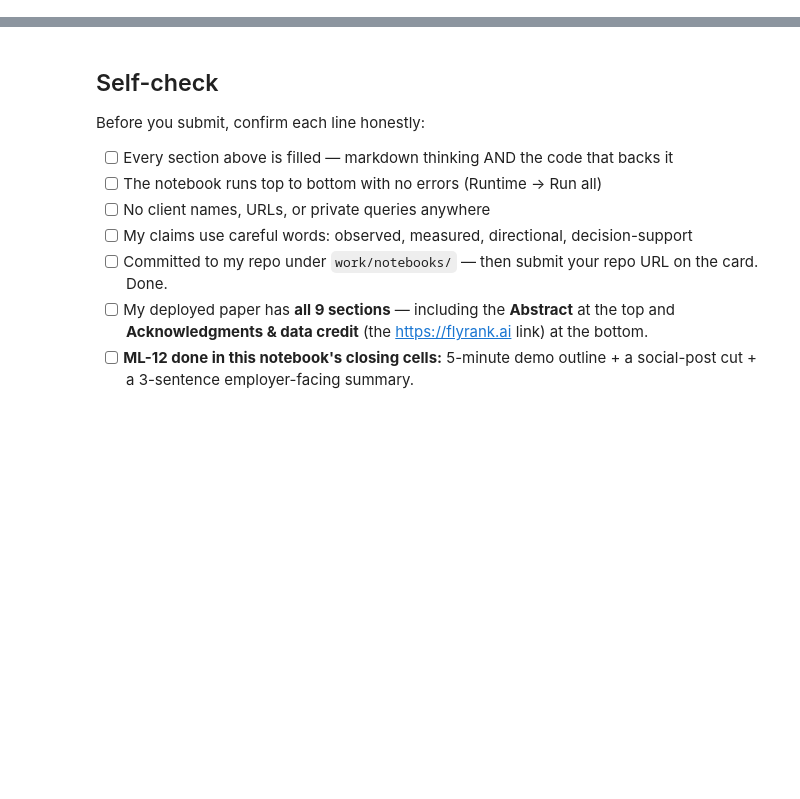
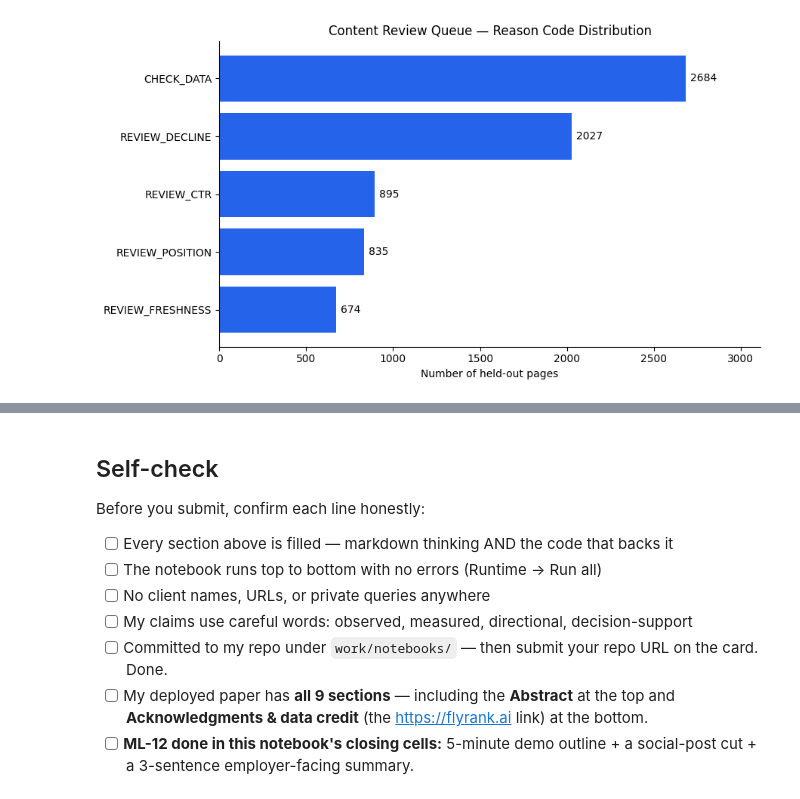
Before and after one commit to Ladinski/flyrank-ml-internship, a Jupyter notebook: work/notebooks/capstone.ipynb, the cells around one changed output, grey strips where cells are left out. Saved outputs shown, nothing was run; the diff lists cells and outputs as text; code cells hidden in the pictures; blank space fills up the shorter version.

Commit message:
Complete ML-11 capstone research notebook

```diff
--- a/work/notebooks/capstone.ipynb
+++ b/work/notebooks/capstone.ipynb
@@ -36,0 +1072,81 @@ This skeleton is yours to fill. Work the sections **in order** — each one has
+# %%
+
+import json
+import matplotlib.pyplot as plt
+from pathlib import Path
+
+repo = Path("/content/flyrank-ml-internship")
+figures_dir = repo / "work/figures"
+outputs_dir = repo / "work/outputs"
+
+figures_dir.mkdir(parents=True, exist_ok=True)
+outputs_dir.mkdir(parents=True, exist_ok=True)
+
+# Week 7 verified reason-code counts
+reason_counts = {
+    "CHECK_DATA": 2684,
+    "REVIEW_DECLINE": 2027,
+    "REVIEW_CTR": 895,
+    "REVIEW_POSITION": 835,
+    "REVIEW_FRESHNESS": 674
+}
+
+assert sum(reason_counts.values()) == 7115
+
+# Recreate publication figure
+labels = list(reason_counts.keys())[::-1]
+values = [reason_counts[k] for k in labels]
+
+fig, ax = plt.subplots(figsize=(9, 5))
+bars = ax.barh(labels, values, color="#2563EB")
+
+ax.set_title("Content Review Queue — Reason Code Distribution")
+ax.set_xlabel("Number of held-out pages")
+ax.spines["top"].set_visible(False)
+ax.spines["right"].set_visible(False)
+
+for bar in bars:
+    ax.text(
+        bar.get_width() + 25,
+        bar.get_y() + bar.get_height() / 2,
+        str(int(bar.get_width())),
+        va="center"
+    )
+
+ax.set_xlim(0, max(values) * 1.16)
+plt.tight_layout()
+
+figure_path = figures_dir / "w07_reason_code_distribution.png"
+fig.savefig(figure_path, dpi=220, bbox_inches="tight")
+plt.show()
+
+# Restore a metrics summary from previously verified results
+metrics = {
+    "project": "Refresh / Content Opportunity Scoring",
+    "source": "Week 7 verified notebook results",
+    "validation": "Client-holdout GroupShuffleSplit",
+    "random_state": 42,
+    "training_pages": 22885,
+    "test_pages": 7115,
+    "ranked_pages": 7115,
+    "precision_at_50": 0.70,
+    "top_50_correct": 35,
+    "top_50_false_positives": 15,
+    "reason_code_counts": reason_counts,
+    "limitations": [
+        "Observed decline classification, not future decline forecasting",
+        "Single client-holdout split",
+        "Uncalibrated model scores",
+        "Temporal feature availability not fully verified",
+        "Human editorial approval required"
+    ]
+}
+
+metrics_path = outputs_dir / "w07_action_metrics.json"
+metrics_path.write_text(json.dumps(metrics, indent=2), encoding="utf-8")
+
+print("RESTORED:", figure_path)
+print("RESTORED:", metrics_path)
+print("Total ranked pages:", sum(reason_counts.values()))
+# %% [output]
+[figure, added]
```
Also changed, not shown: parts of 23 cells of this notebook.
